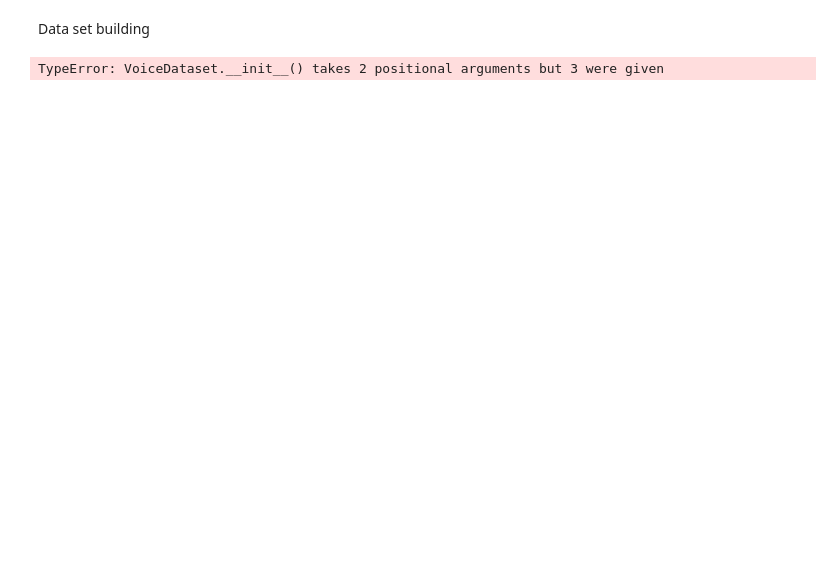
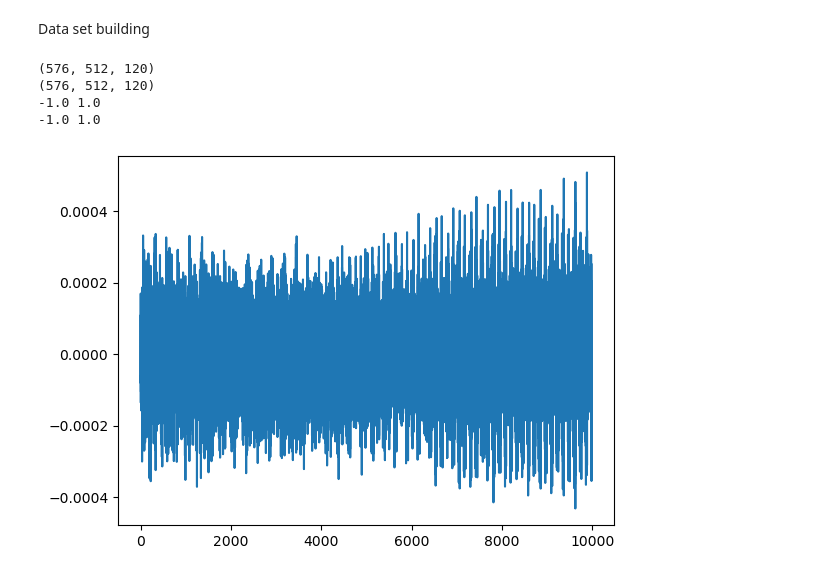
Before and after one commit to ChuanCh/A2E, a Jupyter notebook: LSTM_magnitude&phase.ipynb, the cells around one changed output. Drawn from its saved outputs; the diff is of its cells as text; code cells hidden in the pictures; blank space fills up the shorter version.

```diff
--- a/LSTM_magnitude&phase.ipynb
+++ b/LSTM_magnitude&phase.ipynb
@@ -39,12 +39,12 @@ learning_rate = 0.001
 segment_length_in_seconds = 0.02
 # noise level
 segment_length_in_samples = int(segment_length_in_seconds * samplerate)
-batch_size = 1
+batch_size = 16
 representation_type = 'Mel'
 
 # STFT parameters
-n_fft = 2048
-hop_length = 1024
+n_fft = 512
+hop_length = 256
 window = 'hann'
-num_frames = 20
-n_harmonics = 20
+num_frames = 512
+n_harmonics = 40
@@ -79,15 +77,66 @@ target_complex = reshape_to_fit_LSTM(target_complex, num_frames)
 # split the data into train, validation and test set
 (audio_train, egg_train), (audio_val, egg_val), (audio_test, egg_test) = split_data(input_complex, target_complex, 0.8, 0.1)
 
-# create the dataset
-train_dataset = VoiceDataset(audio_train, egg_train)
-val_dataset = VoiceDataset(audio_val, egg_val)
-test_dataset = VoiceDataset(audio_test, egg_test)
+# Create PyTorch datasets
+train_dataset = LSTM_VoiceDataset(audio_train, egg_train)
+val_dataset = LSTM_VoiceDataset(audio_val, egg_val)
+test_dataset = LSTM_VoiceDataset(audio_test, egg_test)
 
-# create the dataloader
+# DataLoader instances
 train_loader = DataLoader(train_dataset, batch_size=batch_size, shuffle=True)
-val_loader = DataLoader(val_dataset, batch_size=batch_size, shuffle=True)
-test_loader = DataLoader(test_dataset, batch_size=batch_size, shuffle=True)
+val_loader = DataLoader(val_dataset, batch_size=batch_size, shuffle=False)
+test_loader = DataLoader(test_dataset, batch_size=batch_size, shuffle=False)
-# %% [output]
-TypeError: VoiceDataset.__init__() takes 2 positional arguments but 3 were given
+# %%
+# check shape of the data
+print(audio_train.shape)
+print(egg_train.shape)
+
+# check ranges of the data
+print(np.min(audio_train), np.max(audio_train))
+print(np.min(egg_train), np.max(egg_train))
+
+# # plot the first frame of the input and target
+# plt.figure()
+# plt.subplot(2, 1, 1)
+# plt.imshow(np.log1p(np.abs(audio_train[1, :, :40].T)), aspect='auto', origin='lower')
+# plt.title('Input')
+# plt.subplot(2, 1, 2)
+# plt.imshow(np.log1p(np.abs(egg_train[1, :, :40].T)), aspect='auto', origin='lower')
+# plt.title('Target')
+# plt.show()
+
+test_audio = target_complex[60, :, :]
+
+def inverse_preprocess_data(complex_spectrogram, n_fft, hop_length, window, n_harmonics, mag_min=None, mag_max=None):
+    # Assuming complex_spectrogram is the concatenated vector of magnitude, phase_sin, and phase_cos
+    # Split the complex_spectrogram back into its components
+    magnitude = complex_spectrogram[:, :n_harmonics]
+    phase_sin = complex_spectrogram[:, n_harmonics:2*n_harmonics]
+    phase_cos = complex_spectrogram[:, 2*n_harmonics:]
+
+    # Reconstruct phase from sin and cos
+    phase = np.arctan2(phase_sin, phase_cos)
+
+    # Reverse normalization (if you applied it during preprocessing)
+    # This step depends on how you've normalized your magnitude.
+    # If you normalized it to a range of [-1, 1], reverse that process here.
+    # Placeholder for magnitude normalization reversal
+
+    # Reconstruct the complex stft results
+    stft_reconstructed = magnitude * np.exp(1j * phase)
+
+    # ISTFT to convert back to time domain
+    y_inv = librosa.istft(stft_reconstructed, hop_length=hop_length, win_length=n_fft, window=window)
+
+    return y_inv
+
+y_inv = inverse_preprocess_data(test_audio, n_fft, hop_length, window, n_harmonics, mag_min, mag_max)
+plt.plot(y_inv)
+plt.show()
+# %% [output]
+(576, 512, 120)
+(576, 512, 120)
+-1.0 1.0
+-1.0 1.0
+[figure, added]
 # %%
```
Also changed, not shown: parts of 2 cells of this notebook.
